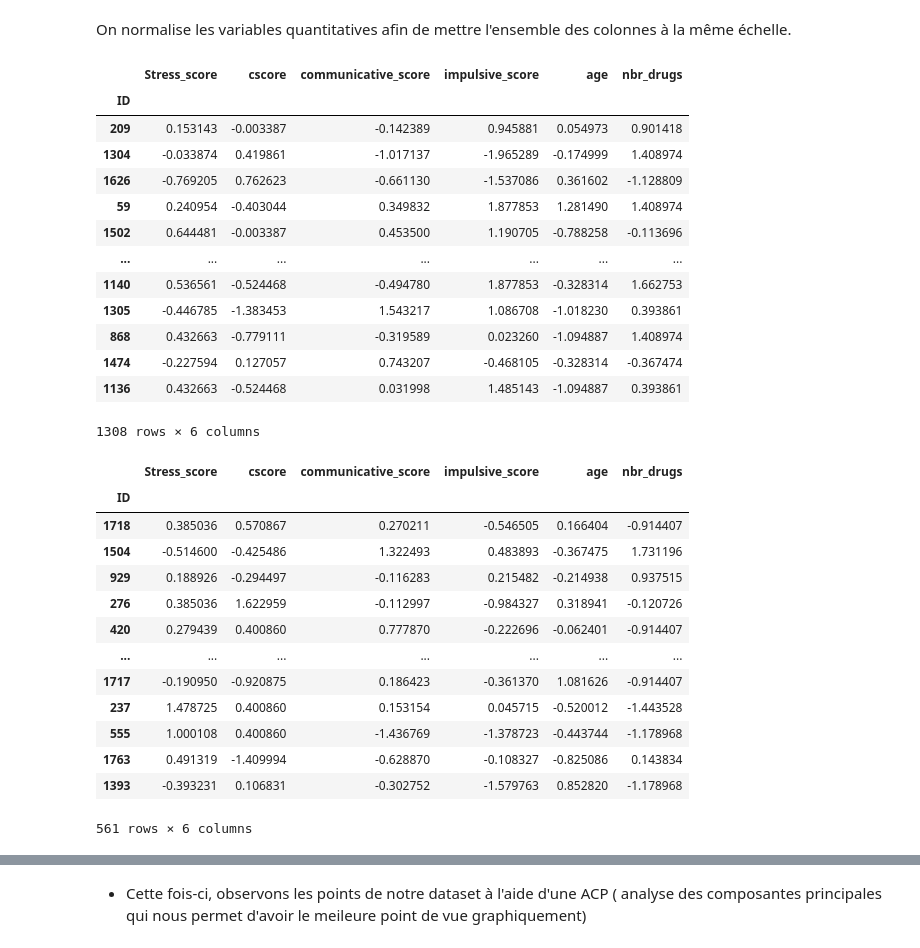
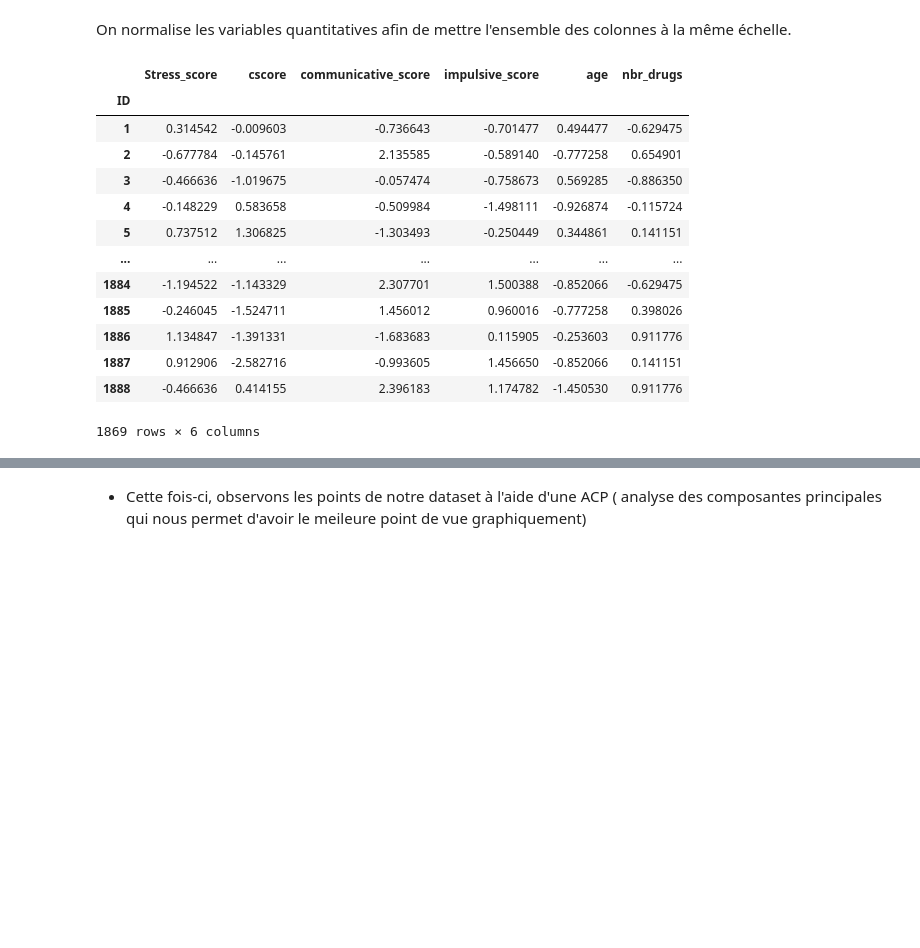
Before and after one commit to RayaneBDJ/Data-Analysis, a Jupyter notebook: FinalTP.ipynb, the cells around one changed output, grey strips where cells are left out. Cells and saved outputs as stored; diff of their text form; code cells hidden in the pictures; blank space fills up the shorter version.

```diff
--- a/FinalTP.ipynb
+++ b/FinalTP.ipynb
@@ -1701,12 +1715,9 @@ var_labels
  'Country_UK',
  'Country_USA']
 # %%
+ind_actifs_quant = data_encoded.loc[data_encoded.index,var_actives]
 
-ind_actifs_quant = data_encoded.loc[X_train.index,var_actives]
-ind_supp_quant = data_encoded.loc[X_test.index,var_actives]
-
-ind_actifs_labels = data_encoded.loc[X_train.index,var_labels]
-ind_supp_labels = data_encoded.loc[X_test.index,var_labels]
+ind_actifs_labels = data_encoded.loc[data_encoded.index,var_labels]
 # %% [markdown]
 On normalise les variables quantitatives afin de mettre l'ensemble des colonnes à la même échelle.
 # %%
@@ -1726,34 +1731,19 @@ ind_supp_quant = pd.DataFrame(scaler_supp_quant.transform(ind_supp_quant),
 # %%
 display(ind_actifs_quant)
-display(ind_supp_quant)
 # %% [output]
 |  | Stress_score | cscore | communicative_score | impulsive_score | age | nbr_drugs |
 | ID |  |  |  |  |  |  |
-| 209 | 0.153143 | -0.003387 | -0.142389 | 0.945881 | 0.054973 | 0.901418 |
-| 1304 | -0.033874 | 0.419861 | -1.017137 | -1.965289 | -0.174999 | 1.408974 |
-| 1626 | -0.769205 | 0.762623 | -0.661130 | -1.537086 | 0.361602 | -1.128809 |
-| 59 | 0.240954 | -0.403044 | 0.349832 | 1.877853 | 1.281490 | 1.408974 |
-| 1502 | 0.644481 | -0.003387 | 0.453500 | 1.190705 | -0.788258 | -0.113696 |
+| 1 | 0.314542 | -0.009603 | -0.736643 | -0.701477 | 0.494477 | -0.629475 |
+| 2 | -0.677784 | -0.145761 | 2.135585 | -0.589140 | -0.777258 | 0.654901 |
+| 3 | -0.466636 | -1.019675 | -0.057474 | -0.758673 | 0.569285 | -0.886350 |
+| 4 | -0.148229 | 0.583658 | -0.509984 | -1.498111 | -0.926874 | -0.115724 |
+| 5 | 0.737512 | 1.306825 | -1.303493 | -0.250449 | 0.344861 | 0.141151 |
 | ... | ... | ... | ... | ... | ... | ... |
-| 1140 | 0.536561 | -0.524468 | -0.494780 | 1.877853 | -0.328314 | 1.662753 |
-| 1305 | -0.446785 | -1.383453 | 1.543217 | 1.086708 | -1.018230 | 0.393861 |
-| 868 | 0.432663 | -0.779111 | -0.319589 | 0.023260 | -1.094887 | 1.408974 |
-| 1474 | -0.227594 | 0.127057 | 0.743207 | -0.468105 | -0.328314 | -0.367474 |
-| 1136 | 0.432663 | -0.524468 | 0.031998 | 1.485143 | -1.094887 | 0.393861 |
+| 1884 | -1.194522 | -1.143329 | 2.307701 | 1.500388 | -0.852066 | -0.629475 |
+| 1885 | -0.246045 | -1.524711 | 1.456012 | 0.960016 | -0.777258 | 0.398026 |
+| 1886 | 1.134847 | -1.391331 | -1.683683 | 0.115905 | -0.253603 | 0.911776 |
+| 1887 | 0.912906 | -2.582716 | -0.993605 | 1.456650 | -0.852066 | 0.141151 |
+| 1888 | -0.466636 | 0.414155 | 2.396183 | 1.174782 | -1.450530 | 0.911776 |
-1308 rows × 6 columns
+1869 rows × 6 columns
-|  | Stress_score | cscore | communicative_score | impulsive_score | age | nbr_drugs |
-| ID |  |  |  |  |  |  |
-| 1718 | 0.385036 | 0.570867 | 0.270211 | -0.546505 | 0.166404 | -0.914407 |
-| 1504 | -0.514600 | -0.425486 | 1.322493 | 0.483893 | -0.367475 | 1.731196 |
-| 929 | 0.188926 | -0.294497 | -0.116283 | 0.215482 | -0.214938 | 0.937515 |
-| 276 | 0.385036 | 1.622959 | -0.112997 | -0.984327 | 0.318941 | -0.120726 |
-| 420 | 0.279439 | 0.400860 | 0.777870 | -0.222696 | -0.062401 | -0.914407 |
-| ... | ... | ... | ... | ... | ... | ... |
-| 1717 | -0.190950 | -0.920875 | 0.186423 | -0.361370 | 1.081626 | -0.914407 |
-| 237 | 1.478725 | 0.400860 | 0.153154 | 0.045715 | -0.520012 | -1.443528 |
-| 555 | 1.000108 | 0.400860 | -1.436769 | -1.378723 | -0.443744 | -1.178968 |
-| 1763 | 0.491319 | -1.409994 | -0.628870 | -0.108327 | -0.825086 | 0.143834 |
-| 1393 | -0.393231 | 0.106831 | -0.302752 | -1.579763 | 0.852820 | -1.178968 |
-561 rows × 6 columns
 # %%
 display(ind_actifs_labels)
```
Also changed, not shown: parts of 72 cells of this notebook.
